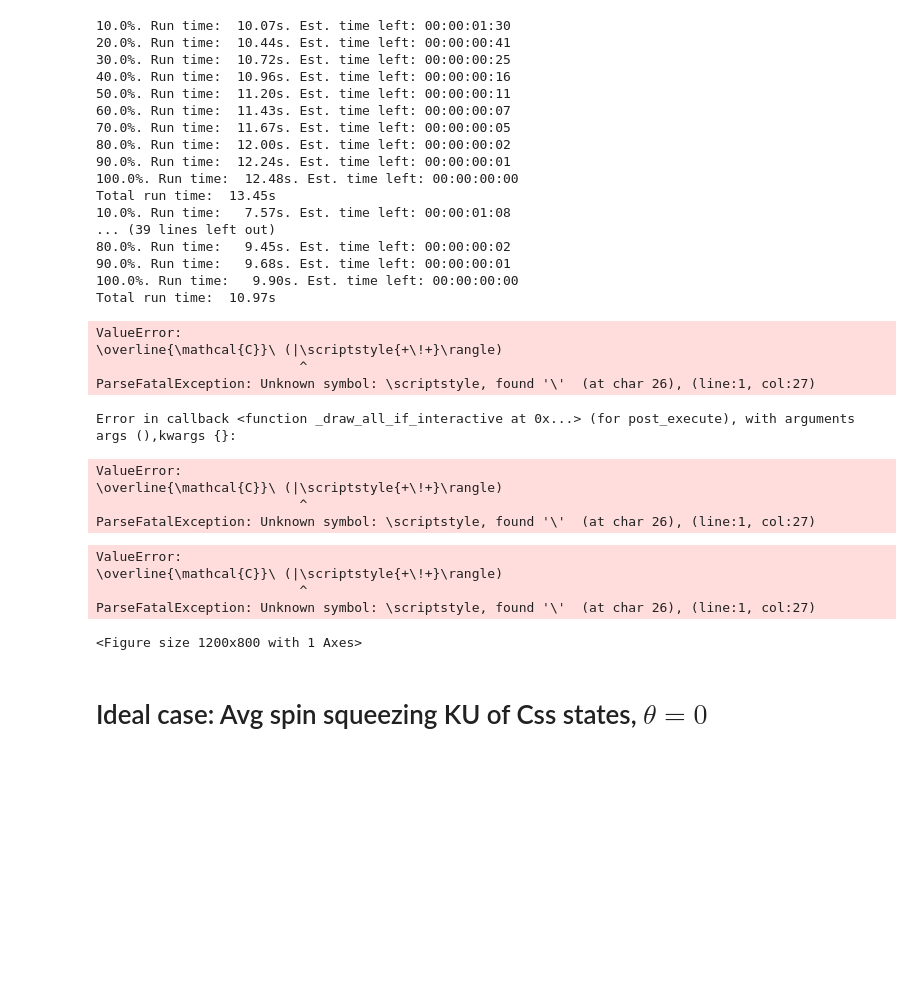
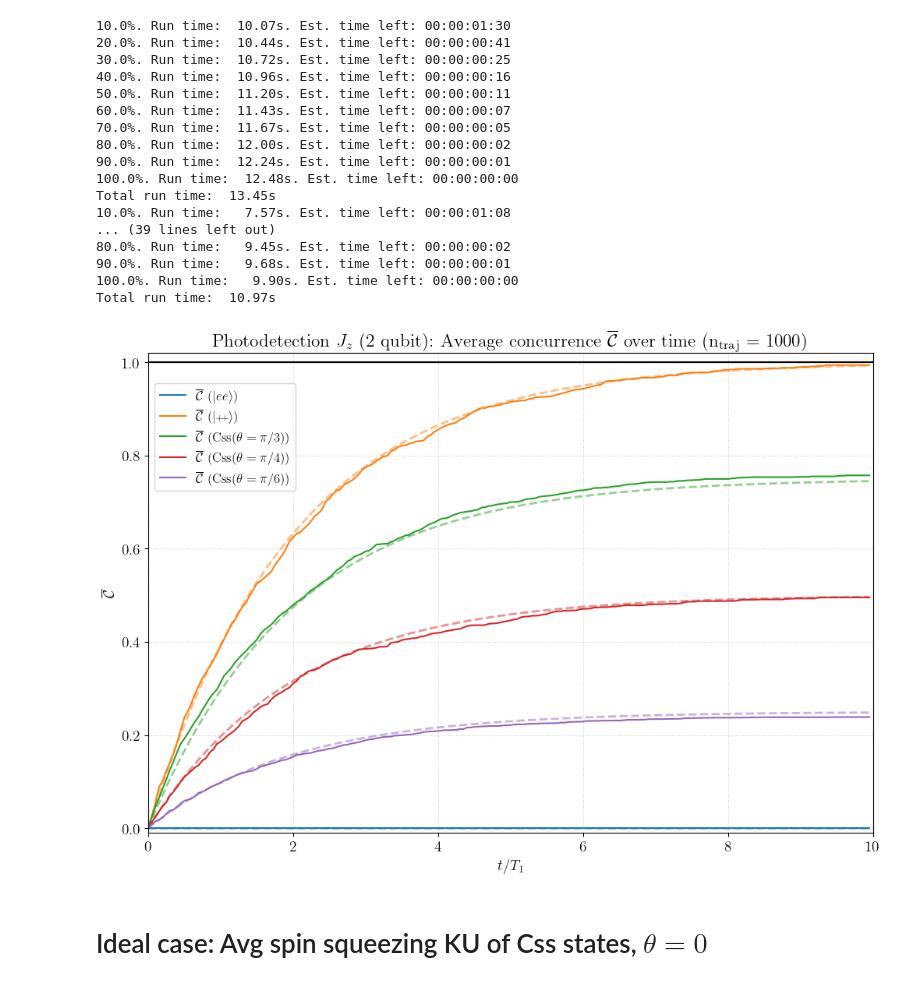
Before and after one commit to ErCampa99/Stochastic_Master_Thesis, a Jupyter notebook: Codes/Jz_1_Photodetection.ipynb, the cells around one changed output. Saved outputs shown, nothing was run; the diff lists cells and outputs as text; code cells hidden in the pictures; blank space fills up the shorter version.

```diff
--- a/Codes/Jz_1_Photodetection.ipynb
+++ b/Codes/Jz_1_Photodetection.ipynb
@@ -128,48 +136,34 @@ Total run time:  10.97s
 # %%
 graph_name = "Concurrence_theta_=_0"
 
 theo_curves = [np.sin(theta)**2 *(1-np.exp(-gamma/2*times)) for theta in [np.pi, np.pi/2, np.pi/3, np.pi/4, np.pi/6]]
 
 plt.figure(figsize=(12,8))
 
 for (name, df), theory in zip(photodetection_dfs.items(),theo_curves):
     # x: tempo normalizzato a T1, y: media delle traiettorie
     x = times/T_1
     y = df["mean"]
     line_sim, = plt.plot(x, y, label=label_states_sim(name))
-    #plt.plot(times/T_1, theory, '--', color=line_sim.get_color(), alpha=0.5, linewidth=2)
+    plt.plot(times/T_1, theory, '--', color=line_sim.get_color(), alpha=0.5, linewidth=2)
 
 plt.ylim(-0.01, 1.02)
 plt.xlim(0,10)
 
 plt.axhline(1, color="k", linewidth=1.6, linestyle="-", zorder=5)
 #plt.axhspan(1, 1.05, color="k", alpha=0.7, zorder=1, label="_nolegend_")
 
 plt.xlabel(r"$t/T_1$")
 plt.ylabel(r"$\overline{\mathcal{C}}$")
 plt.title(r"Photodetection $J_z$ (2 qubit): Average concurrence $\overline{\mathcal{C}}$ over time"
           + rf"  (n$_\mathrm{{traj}}$ = {ntraj})")
 plt.grid(True, linestyle=":", alpha=0.6)
 plt.legend(loc="upper left", bbox_to_anchor=(0, 0.95), fontsize=12)
 
-# Salvataggio opzionale ad alta qualità
 plt.savefig(Path(my_directory) / f"{graph_name}.pdf", bbox_inches="tight")
 plt.show()
 # %% [output]
-ValueError:
-\overline{\mathcal{C}}\ (|\scriptstyle{+\!+}\rangle)
-                          ^
-ParseFatalException: Unknown symbol: \scriptstyle, found '\'  (at char 26), (line:1, col:27)
-Error in callback <function _draw_all_if_interactive at 0x...> (for post_execute), with arguments args (),kwargs {}:
-ValueError:
-\overline{\mathcal{C}}\ (|\scriptstyle{+\!+}\rangle)
-                          ^
-ParseFatalException: Unknown symbol: \scriptstyle, found '\'  (at char 26), (line:1, col:27)
-ValueError:
-\overline{\mathcal{C}}\ (|\scriptstyle{+\!+}\rangle)
-                          ^
-ParseFatalException: Unknown symbol: \scriptstyle, found '\'  (at char 26), (line:1, col:27)
-<Figure size 1200x800 with 1 Axes>
+[figure, added]
 # %% [markdown]
 # Ideal case: Avg spin squeezing KU of Css states, $\theta = 0$
 # %%
```
Also changed, not shown: parts of 8 cells of this notebook, 1 other file.
